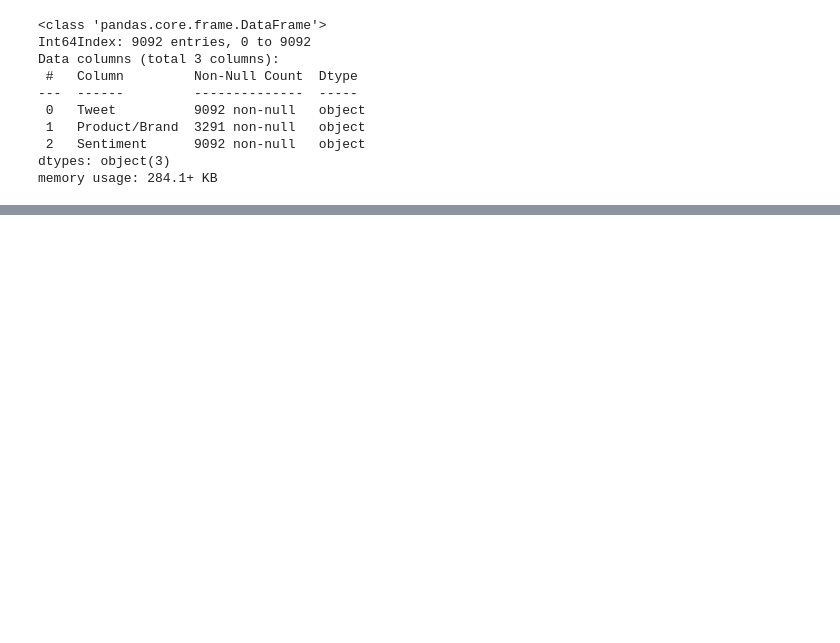
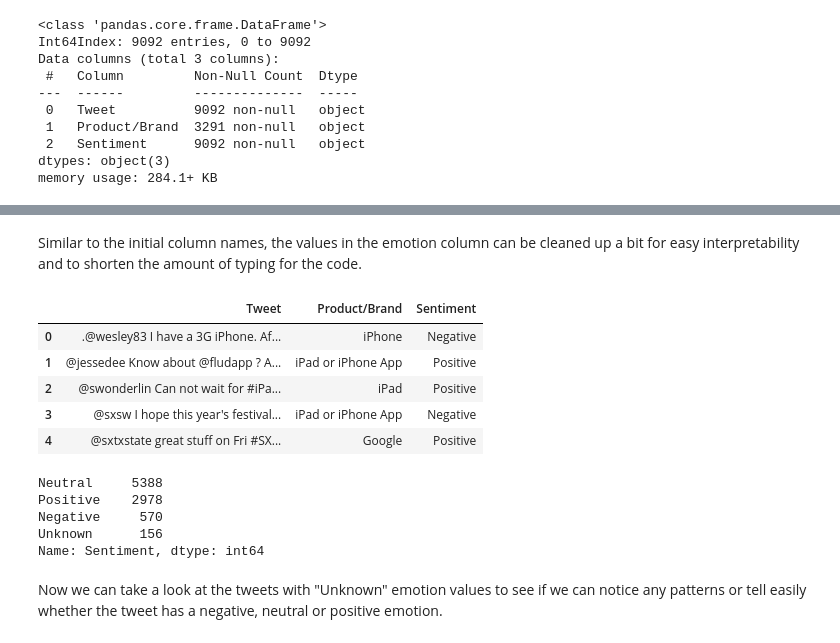
Before and after one commit to KImondorose/Deciphering-the-Public-Opinion-on-Apple, a Jupyter notebook: work_in_progress/lyne.ipynb, the cells around one changed output, grey strips where cells are left out. Cells and saved outputs as stored; diff of their text form; code cells hidden in the pictures; blank space fills up the shorter version.

```diff
--- a/work_in_progress/lyne.ipynb
+++ b/work_in_progress/lyne.ipynb
@@ -168,3 +204,7 @@ Data columns (total 3 columns):
  2   Sentiment      9092 non-null   object
 dtypes: object(3)
 memory usage: 284.1+ KB
+# %%
+#drop any NaN in the Tweet column
+df['Tweet'].dropna(inplace=True)
+df
@@ -197,0 +292,25 @@ data
+# %% [markdown]
+Similar to the initial column names, the values in the emotion column can be cleaned up a bit for easy interpretability and to shorten the amount of typing for the code.
+# %%
+Sentiment_dict = {'Positive emotion': 'Positive', 'Negative emotion': 'Negative',
+                'No emotion toward brand or product': 'Neutral',
+                "I can't tell": 'Unknown'}
+df['Sentiment'] = df['Sentiment'].map(Sentiment_dict)
+df.head()
+# %% [output]
+|  | Tweet | Product/Brand | Sentiment |
+| 0 | .@wesley83 I have a 3G iPhone. Af... | iPhone | Negative |
+| 1 | @jessedee Know about @fludapp ? A... | iPad or iPhone App | Positive |
+| 2 | @swonderlin Can not wait for #iPa... | iPad | Positive |
+| 3 | @sxsw I hope this year's festival... | iPad or iPhone App | Negative |
+| 4 | @sxtxstate great stuff on Fri #SX... | Google | Positive |
+# %%
+df['Sentiment'].value_counts()
+# %% [output]
+Neutral     5388
+Positive    2978
+Negative     570
+Unknown      156
+Name: Sentiment, dtype: int64
+# %% [markdown]
+Now we can take a look at the tweets with "Unknown" emotion values to see if we can notice any patterns or tell easily whether the tweet has a negative, neutral or positive emotion.
```
Also changed, not shown: parts of 59 cells of this notebook.
